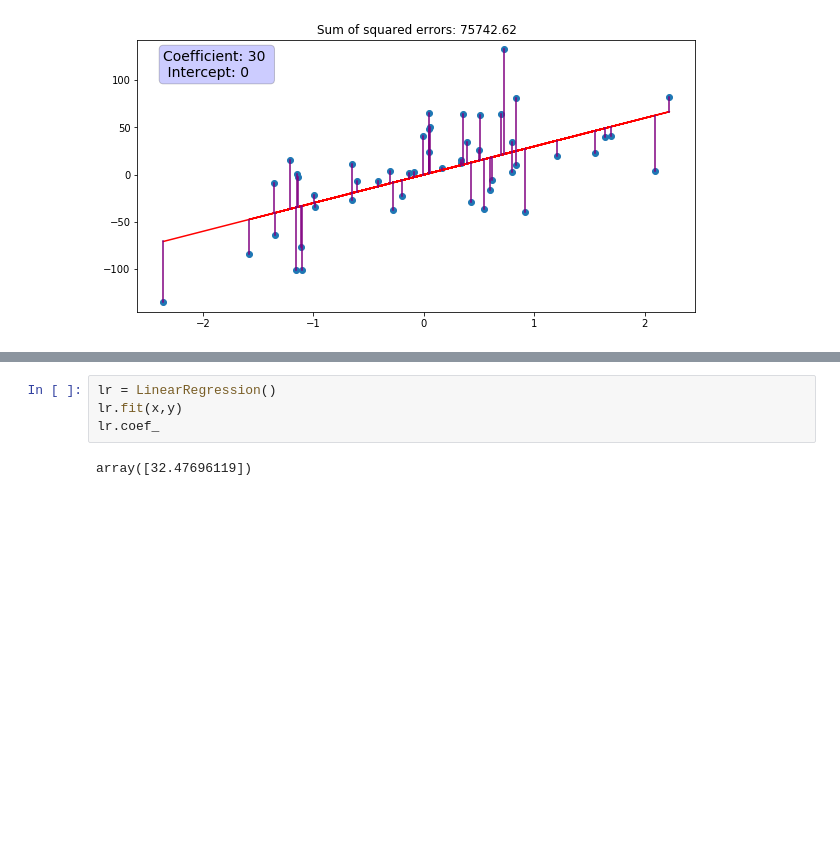
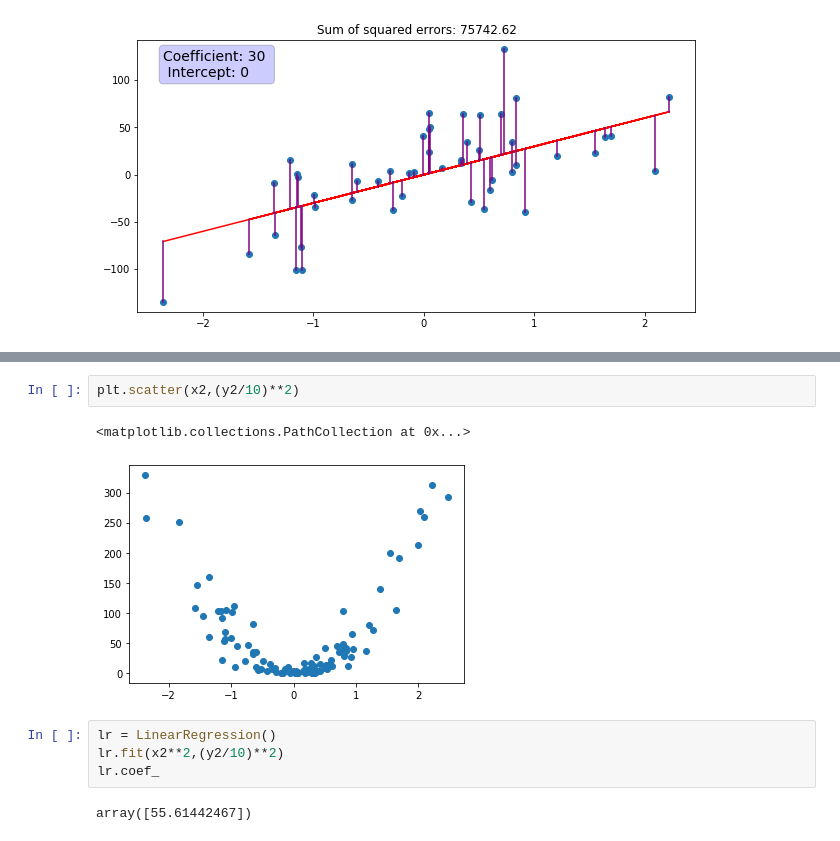
Before and after one commit to max-miller/ds_ground_up, a Jupyter notebook: regression/regression.ipynb, the cells around one changed output, grey strips where cells are left out. Drawn from its saved outputs; the diff is of its cells as text; blank space fills up the shorter version.

```diff
--- a/regression/regression.ipynb
+++ b/regression/regression.ipynb
@@ -99,6 +105,11 @@ cost_function_sse(x,y,32.476,0)
+# %%
+plt.scatter(x2,(y2/10)**2)
+# %% [output]
+<matplotlib.collections.PathCollection at 0x...>
+[figure, added]
 # %%
 lr = LinearRegression()
-lr.fit(x,y)
+lr.fit(x2**2,(y2/10)**2)
 lr.coef_
 # %% [output]
-array([32.47696119])
+array([55.61442467])
```
Also changed, not shown: parts of 9 cells of this notebook.
